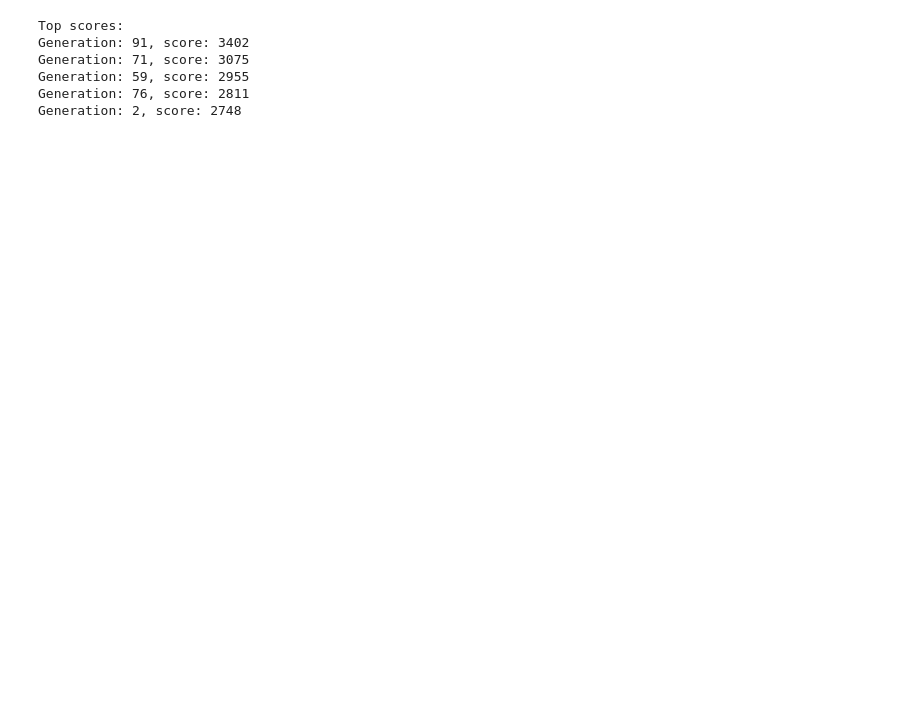
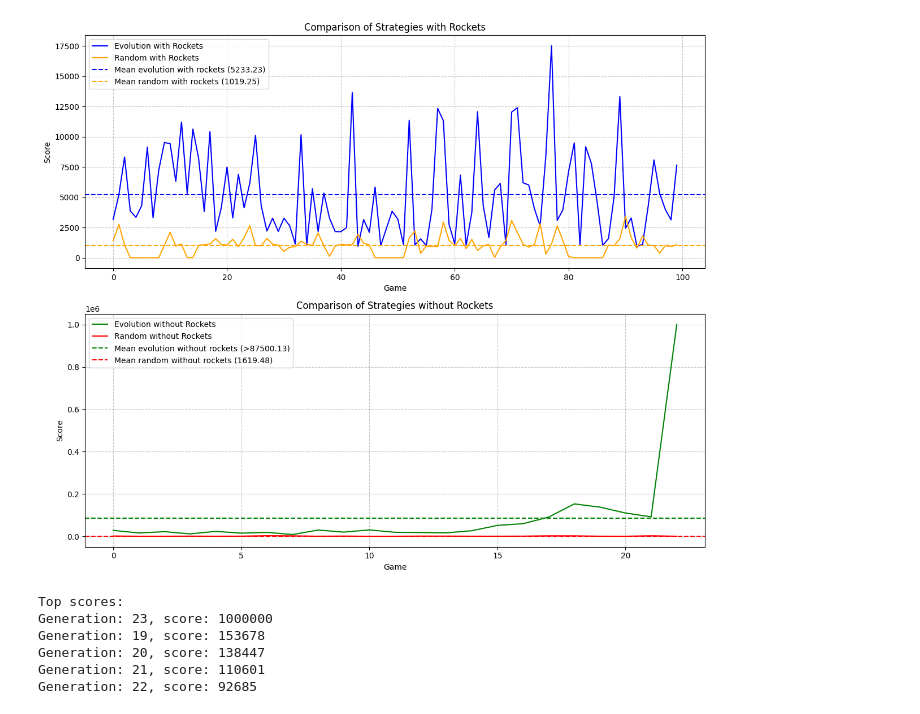
Before and after one commit to ShaharEli/JetpackJoyridePython, a Jupyter notebook: research.ipynb, the cells around one changed output. Cells and saved outputs as stored; diff of their text form; code cells hidden in the pictures; blank space fills up the shorter version.

```diff
--- a/research.ipynb
+++ b/research.ipynb
@@ -5,4 +0,0 @@ data_path = "random_scores.json"
-# %%
-MAX_SIZE = 100
-with open(data_path, "r") as f:
-    data = json.load(f)[:MAX_SIZE]
@@ -37,0 +7,62 @@ plot_scores(data)
+# %%
+evolution_scores_without_rockets_path = "evolution_agent_without_rockets_scores.json"
+evolution_scores_with_rockets_path = "evolution_with_rockets_scores.json"
+
+random_with_rockets_path = "random_scores_with_rockets.json"
+random_without_rockets_path = "random_scores_without_rockets.json"
+
+# load data
+with open(evolution_scores_without_rockets_path, "r") as f:
+    data = json.load(f)
+    evolution_without_rockets = data[len(data) - MAX_SIZE:]
+
+with open(evolution_scores_with_rockets_path, "r") as f:
+    data = json.load(f)
+    evolution_scores_with_rockets =  data[len(data) - MAX_SIZE:]
+
+with open(random_with_rockets_path, "r") as f:
+    random_with_rockets = json.load(f)[:MAX_SIZE]
+
+with open(random_without_rockets_path, "r") as f:
+    random_without_rockets = json.load(f)[:MAX_SIZE if MAX_SIZE < len(evolution_without_rockets)  else len(evolution_without_rockets)]
+
+
+# compare without rockets and with rockets evolution and random with rockets and without rockets
+
+# Create the plots
+fig, (ax1, ax2) = plt.subplots(2, 1, figsize=(12, 10))
+
+# Plot for strategies with rockets
+ax1.plot(evolution_scores_with_rockets, label='Evolution with Rockets', color='blue')
+ax1.plot(random_with_rockets, label='Random with Rockets', color='orange')
+# add means
+mean = np.mean(evolution_scores_with_rockets)
+mean_random = np.mean(random_with_rockets)
+ax1.axhline(y=mean, color="blue", linestyle="--", label=f"Mean evolution with rockets ({mean:.2f})")
+ax1.axhline(y=mean_random, color="orange", linestyle="--", label=f"Mean random with rockets ({mean_random:.2f})")
+
+ax1.set_title('Comparison of Strategies with Rockets')
+ax1.set_xlabel('Game')
+ax1.set_ylabel('Score')
+ax1.legend()
+ax1.grid(True, linestyle='--', alpha=0.7)
+
+# Plot for strategies without rockets
+ax2.plot(evolution_without_rockets, label='Evolution without Rockets', color='green')
+ax2.plot(random_without_rockets, label='Random without Rockets', color='red')
+ax2.set_title('Comparison of Strategies without Rockets')
+ax2.set_xlabel('Game')
+ax2.set_ylabel('Score')
+# add means
+mean = np.mean(evolution_without_rockets)
+mean_random = np.mean(random_without_rockets)
+ax2.axhline(y=mean, color="green", linestyle="--", label=f"Mean evolution without rockets (>{mean:.2f})")
+ax2.axhline(y=mean_random, color="red", linestyle="--", label=f"Mean random without rockets ({mean_random:.2f})")
+ax2.legend()
+ax2.grid(True, linestyle='--', alpha=0.7)
+
+# Adjust layout and show the plots
+plt.tight_layout()
+plt.show()
+# %% [output]
+[figure, added]
@@ -38,5 +71,6 @@ plot_scores(data)
 # %%
 # table of top 5 scores and their generation
+MAX_SCORE = 1000000
 def top_scores(data, n=5):
     scores = [(i, score) for i, score in enumerate(data)]
     scores.sort(key=lambda x: x[1], reverse=True)
@@ -46,11 +80,11 @@ def top_scores(data, n=5):
 top_scores_results = top_scores(data)
 print("Top scores:")
 for i, score in top_scores_results:
-    print(f"Generation: {i+1}, score: {score}")
+    print(f"Generation: {i+1}, score: {">" if score ==MAX_SCORE}{score}")
 # %% [output]
 Top scores:
-Generation: 91, score: 3402
-Generation: 71, score: 3075
-Generation: 59, score: 2955
-Generation: 76, score: 2811
-Generation: 2, score: 2748
+Generation: 23, score: 1000000
+Generation: 19, score: 153678
+Generation: 20, score: 138447
+Generation: 21, score: 110601
+Generation: 22, score: 92685
```
Also changed, not shown: parts of 5 cells of this notebook, 5 other files.
